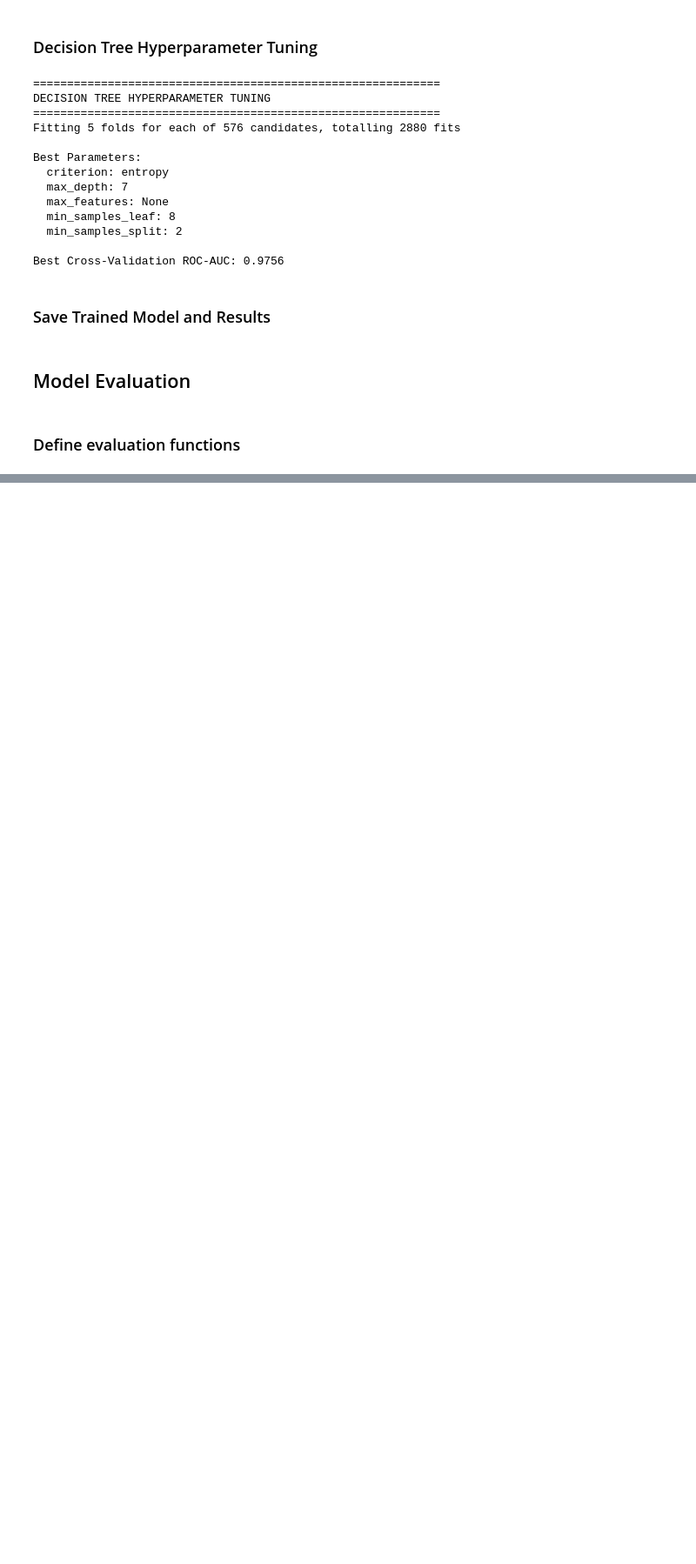
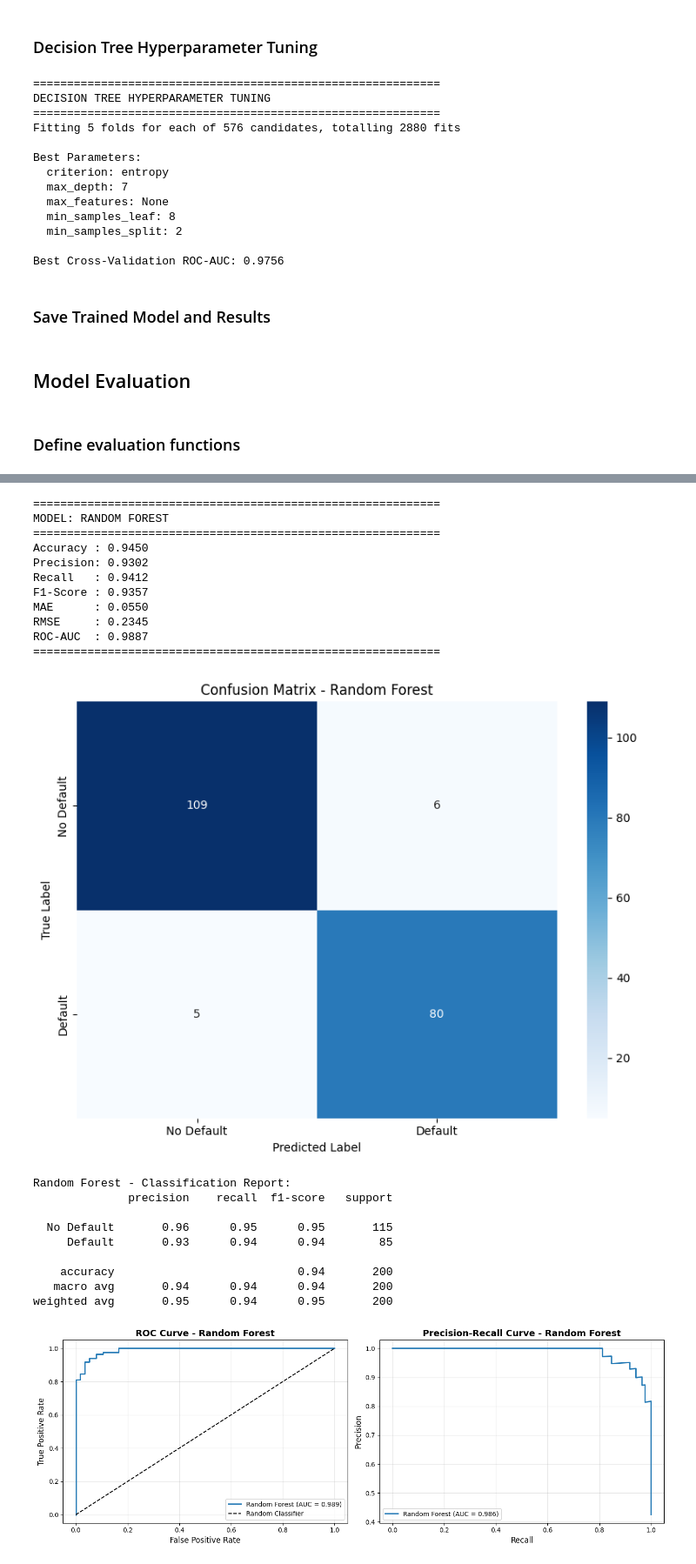
Before and after one commit to Wrynaft/FinancialDataMining, a Jupyter notebook: WIE3007_DM_GroupProject.ipynb, the cells around one changed output, grey strips where cells are left out. Shown at 87% size. Drawn from its saved outputs; the diff is of its cells as text; code cells hidden in the pictures; blank space fills up the shorter version.

```diff
--- a/WIE3007_DM_GroupProject.ipynb
+++ b/WIE3007_DM_GroupProject.ipynb
@@ -2359,0 +2520,32 @@ def show_prediction_preview(model_name, y_true, y_pred, y_proba=None, n_samples=
+# %%
+# Random Forest predictions
+y_pred_rf = best_rf_model.predict(X_test_scaled)
+y_proba_rf = best_rf_model.predict_proba(X_test_scaled)[:, 1]
+
+# Evaluate
+metrics_rf, pred_df_rf = evaluate_model_complete("Random Forest", y_test, y_pred_rf, y_proba_rf)
+all_metrics.append(metrics_rf)
+all_predictions["Random Forest"] = pred_df_rf
+# %% [output]
+============================================================
+MODEL: RANDOM FOREST
+============================================================
+Accuracy : 0.9450
+Precision: 0.9302
+Recall   : 0.9412
+F1-Score : 0.9357
+MAE      : 0.0550
+RMSE     : 0.2345
+ROC-AUC  : 0.9887
+============================================================
+[figure, added]
+Random Forest - Classification Report:
+              precision    recall  f1-score   support
+
+  No Default       0.96      0.95      0.95       115
+     Default       0.93      0.94      0.94        85
+
+    accuracy                           0.94       200
+   macro avg       0.94      0.94      0.94       200
+weighted avg       0.95      0.94      0.95       200
+[figure, added]
```
Also changed, not shown: parts of 18 cells of this notebook.
